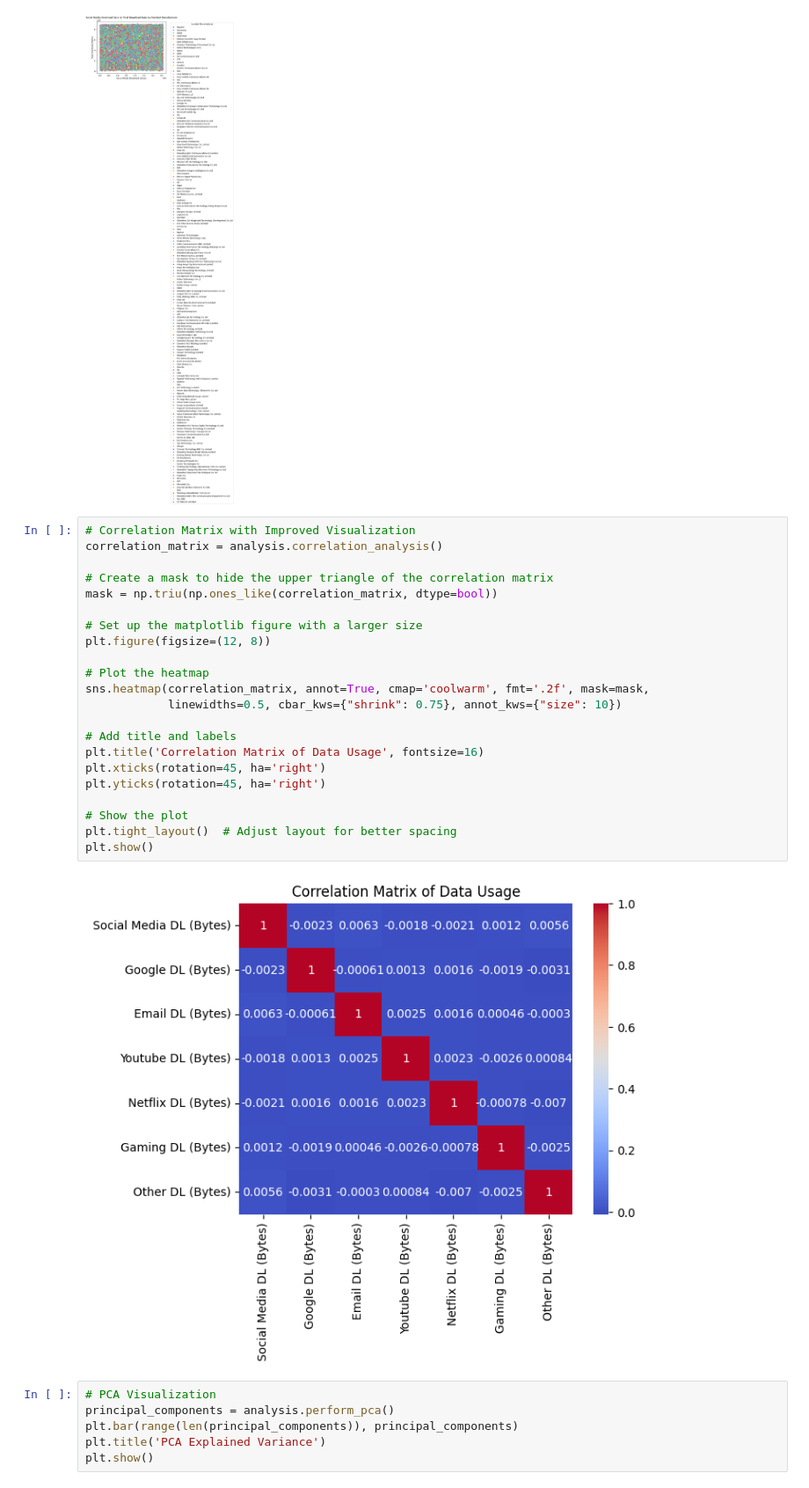
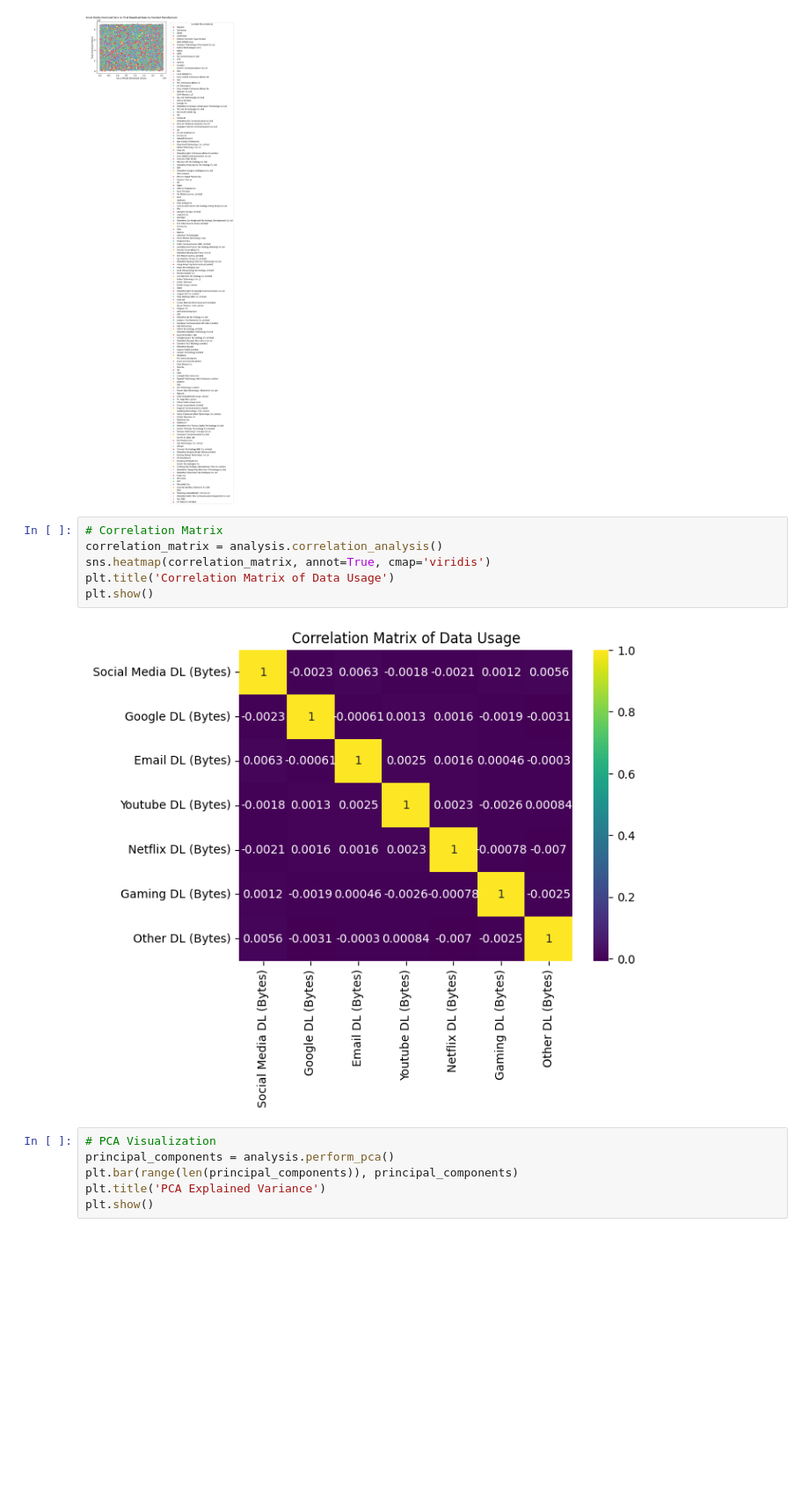
Before and after one commit to Serkalem-negusse1/Telecom_DA, a Jupyter notebook: notebooks/TelecomAnalysis_EDA.ipynb, the cells around one changed output. Shown at 88% size. Saved outputs shown, nothing was run; the diff lists cells and outputs as text; blank space fills up the shorter version.

```diff
--- a/notebooks/TelecomAnalysis_EDA.ipynb
+++ b/notebooks/TelecomAnalysis_EDA.ipynb
@@ -175,30 +173,14 @@ plt.show()
 # %% [output]
 [figure]
 [figure]
-# %%
-# Correlation Matrix with Improved Visualization
-correlation_matrix = analysis.correlation_analysis()
-
-# Create a mask to hide the upper triangle of the correlation matrix
-mask = np.triu(np.ones_like(correlation_matrix, dtype=bool))
-
-# Set up the matplotlib figure with a larger size
-plt.figure(figsize=(12, 8))
-
-# Plot the heatmap
-sns.heatmap(correlation_matrix, annot=True, cmap='coolwarm', fmt='.2f', mask=mask,
-            linewidths=0.5, cbar_kws={"shrink": 0.75}, annot_kws={"size": 10})
-
-# Add title and labels
-plt.title('Correlation Matrix of Data Usage', fontsize=16)
-plt.xticks(rotation=45, ha='right')
-plt.yticks(rotation=45, ha='right')
-
-# Show the plot
-plt.tight_layout()  # Adjust layout for better spacing
-plt.show()
-# %% [output]
-[figure, removed]
+# %%
+# Correlation Matrix
+correlation_matrix = analysis.correlation_analysis()
+sns.heatmap(correlation_matrix, annot=True, cmap='viridis')
+plt.title('Correlation Matrix of Data Usage')
+plt.show()
+# %% [output]
+[figure, added]
 # %%
 # PCA Visualization
 principal_components = analysis.perform_pca()
```
Also changed, not shown: parts of 5 cells of this notebook, 1 other file.
